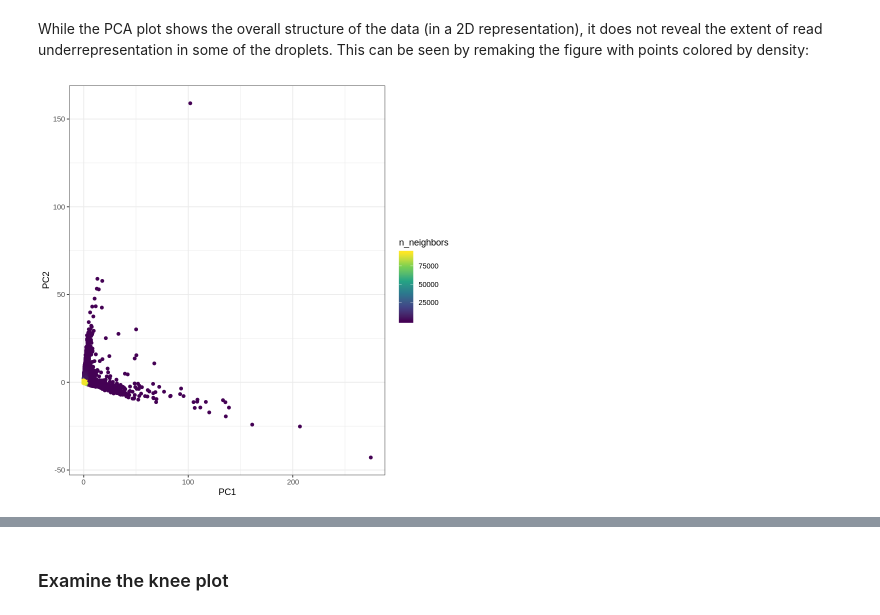
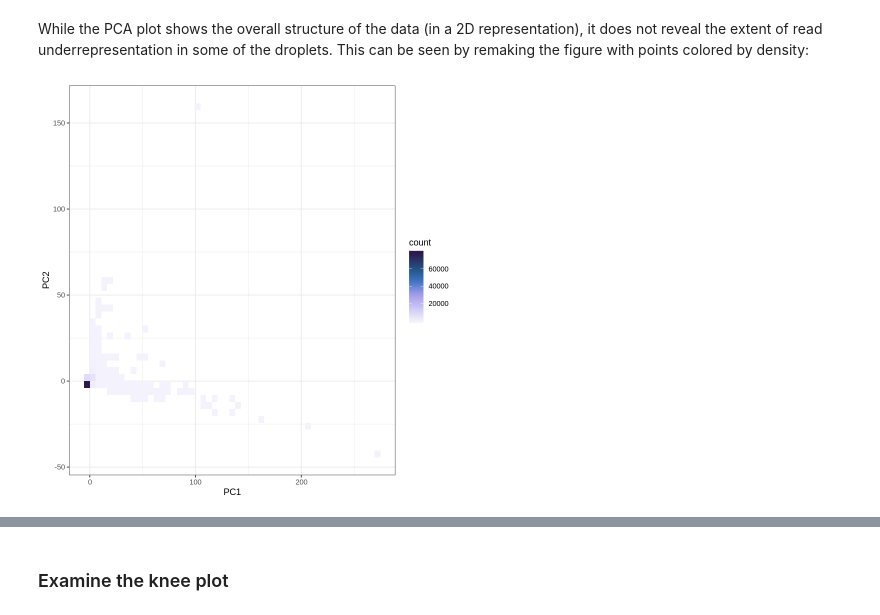
Before and after one commit to pachterlab/kallistobustools, a Jupyter notebook: notebooks/kb_QC.ipynb, the cells around one changed output, grey strips where cells are left out. Drawn from its saved outputs; the diff is of its cells as text; code cells hidden in the pictures.

```diff
--- a/notebooks/kb_QC.ipynb
+++ b/notebooks/kb_QC.ipynb
@@ -87,10 +109,9 @@ ggplot(pca_x, aes(PC1, PC2)) +
 [figure]
 # %% [markdown]
 While the PCA plot shows the overall structure of the data (in a 2D representation), it does not reveal the extent of read underrepresentation in some of the droplets. This can be seen by remaking the figure with points colored by density:
-# %%
-# PCA plot with points colored by density
-ggplot(pca_x, aes(PC1, PC2)) +
-  geom_pointdensity() +
-  scale_color_viridis_c()
-# %% [output]
-[figure, removed]
+# %%
+ggplot(pca_x, aes(PC1, PC2)) +
+  geom_bin2d(bins = 50) +
+  scale_fill_scico(palette = "devon", direction = -1, end = 0.95)
+# %% [output]
+[figure, added]
```
Also changed, not shown: parts of 15 cells of this notebook.
